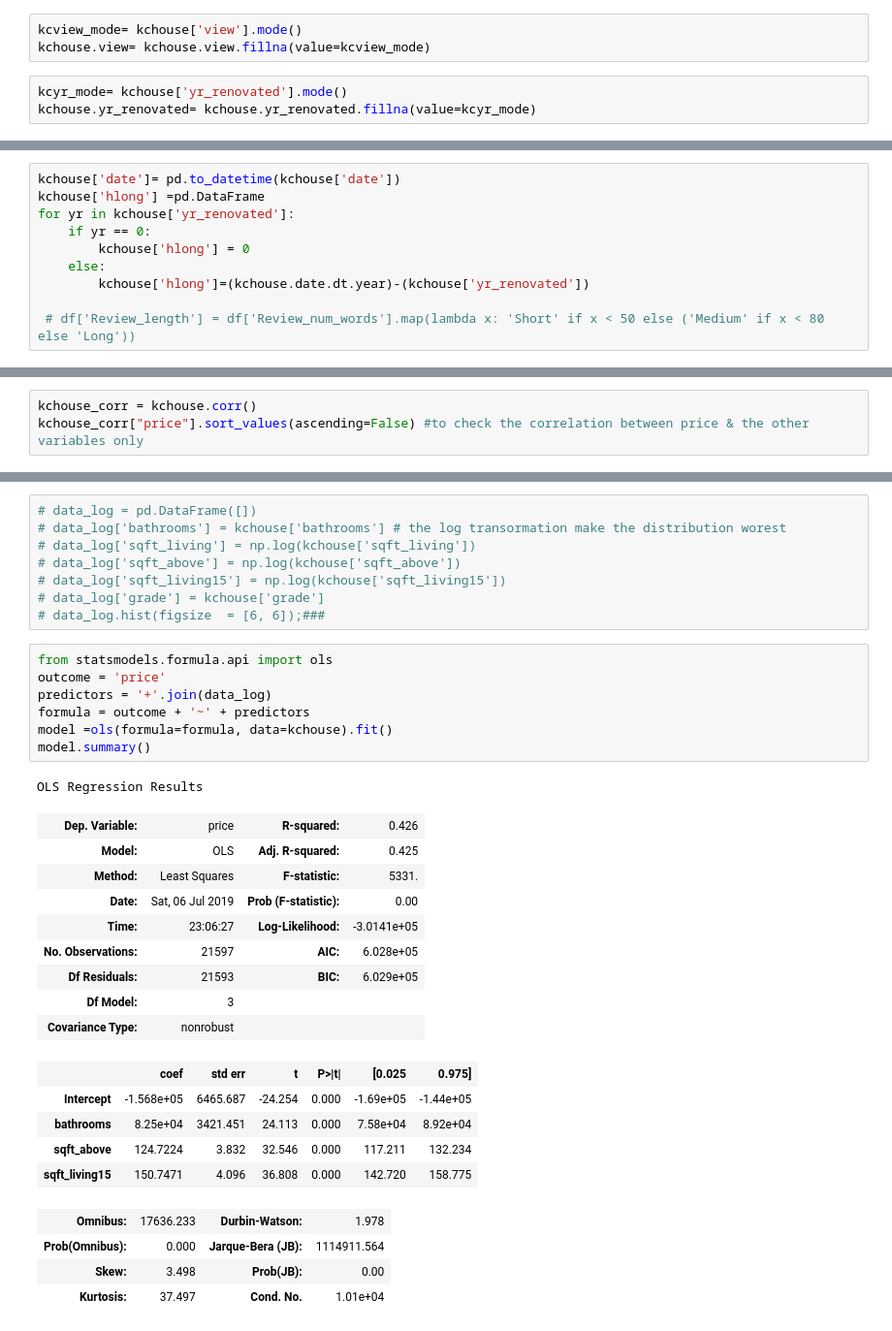
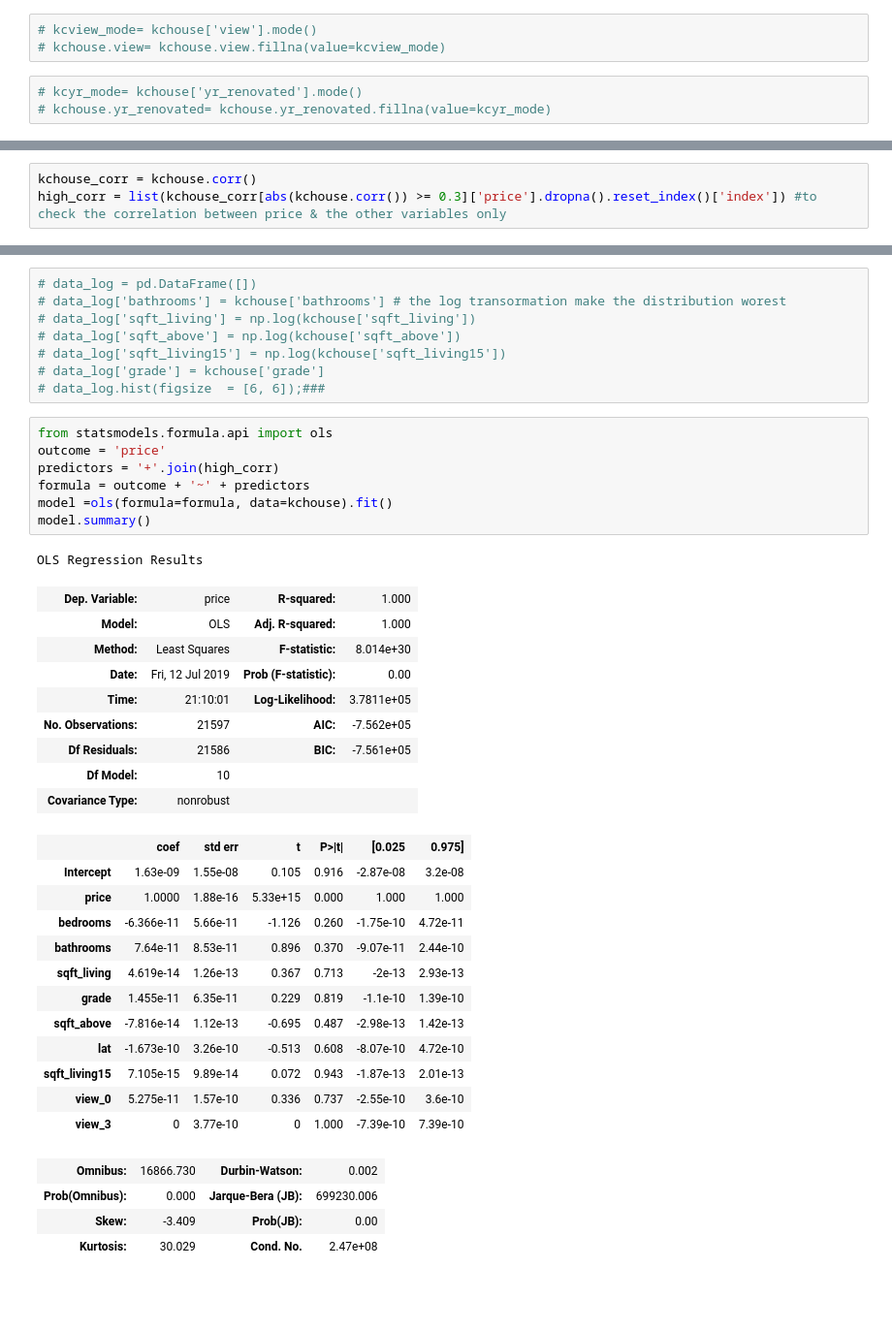
Before and after one commit to omegamarkos/dsc-v2-mod1-final-project-online-ds-ft-061019, a Jupyter notebook: student.ipynb, the cells around one changed output, grey strips where cells are left out. Shown at 97% size. Saved outputs shown, nothing was run; the diff lists cells and outputs as text; blank space fills up the shorter version.

```diff
--- a/student.ipynb
+++ b/student.ipynb
@@ -141,9 +121,9 @@ kchouse.waterfront= kchouse.waterfront.fillna(value=kcwaterfront_mode)
 # %%
-kcview_mode= kchouse['view'].mode()
-kchouse.view= kchouse.view.fillna(value=kcview_mode)
+# kcview_mode= kchouse['view'].mode()
+# kchouse.view= kchouse.view.fillna(value=kcview_mode)
 # %%
-kcyr_mode= kchouse['yr_renovated'].mode()
-kchouse.yr_renovated= kchouse.yr_renovated.fillna(value=kcyr_mode)
+# kcyr_mode= kchouse['yr_renovated'].mode()
+# kchouse.yr_renovated= kchouse.yr_renovated.fillna(value=kcyr_mode)
 # %%
 kchouse.isna().sum() # to check missing value after replacing
 # %% [output]
@@ -166,11 +146 @@ hlong               0
 dtype: int64
-# %%
-kchouse['date']= pd.to_datetime(kchouse['date'])
-kchouse['hlong'] =pd.DataFrame
-for yr in kchouse['yr_renovated']:
-    if yr == 0:
-        kchouse['hlong'] = 0
-    else:
-        kchouse['hlong']=(kchouse.date.dt.year)-(kchouse['yr_renovated'])
-
- # df['Review_length'] = df['Review_num_words'].map(lambda x: 'Short' if x < 50 else ('Medium' if x < 80 else 'Long'))
@@ -448,3 +383,3 @@ sns.heatmap(kchouse.corr(),center=0, annot=True, annot_kws={"size":7});
 # %%
 kchouse_corr = kchouse.corr()
-kchouse_corr["price"].sort_values(ascending=False) #to check the correlation between price & the other variables only
+high_corr = list(kchouse_corr[abs(kchouse.corr()) >= 0.3]['price'].dropna().reset_index()['index']) #to check the correlation between price & the other variables only
@@ -493,29 +398,36 @@ Except grade all the predictors are not normally dsistributed. Normal distributi
 # %%
 from statsmodels.formula.api import ols
 outcome = 'price'
-predictors = '+'.join(data_log)
+predictors = '+'.join(high_corr)
 formula = outcome + '~' + predictors
 model =ols(formula=formula, data=kchouse).fit()
 model.summary()
 # %% [output]
 OLS Regression Results
-| Dep. Variable: | price | R-squared: | 0.426 |
-| Model: | OLS | Adj. R-squared: | 0.425 |
-| Method: | Least Squares | F-statistic: | 5331. |
-| Date: | Sat, 06 Jul 2019 | Prob (F-statistic): | 0.00 |
-| Time: | 23:06:27 | Log-Likelihood: | -3.0141e+05 |
-| No. Observations: | 21597 | AIC: | 6.028e+05 |
-| Df Residuals: | 21593 | BIC: | 6.029e+05 |
-| Df Model: | 3 |  |  |
+| Dep. Variable: | price | R-squared: | 1.000 |
+| Model: | OLS | Adj. R-squared: | 1.000 |
+| Method: | Least Squares | F-statistic: | 8.014e+30 |
+| Date: | Fri, 12 Jul 2019 | Prob (F-statistic): | 0.00 |
+| Time: | 21:10:01 | Log-Likelihood: | 3.7811e+05 |
+| No. Observations: | 21597 | AIC: | -7.562e+05 |
+| Df Residuals: | 21586 | BIC: | -7.561e+05 |
+| Df Model: | 10 |  |  |
 | Covariance Type: | nonrobust |  |  |
 |  | coef | std err | t | P>|t| | [0.025 | 0.975] |
-| Intercept | -1.568e+05 | 6465.687 | -24.254 | 0.000 | -1.69e+05 | -1.44e+05 |
-| bathrooms | 8.25e+04 | 3421.451 | 24.113 | 0.000 | 7.58e+04 | 8.92e+04 |
-| sqft_above | 124.7224 | 3.832 | 32.546 | 0.000 | 117.211 | 132.234 |
-| sqft_living15 | 150.7471 | 4.096 | 36.808 | 0.000 | 142.720 | 158.775 |
+| Intercept | 1.63e-09 | 1.55e-08 | 0.105 | 0.916 | -2.87e-08 | 3.2e-08 |
+| price | 1.0000 | 1.88e-16 | 5.33e+15 | 0.000 | 1.000 | 1.000 |
+| bedrooms | -6.366e-11 | 5.66e-11 | -1.126 | 0.260 | -1.75e-10 | 4.72e-11 |
+| bathrooms | 7.64e-11 | 8.53e-11 | 0.896 | 0.370 | -9.07e-11 | 2.44e-10 |
+| sqft_living | 4.619e-14 | 1.26e-13 | 0.367 | 0.713 | -2e-13 | 2.93e-13 |
+| grade | 1.455e-11 | 6.35e-11 | 0.229 | 0.819 | -1.1e-10 | 1.39e-10 |
+| sqft_above | -7.816e-14 | 1.12e-13 | -0.695 | 0.487 | -2.98e-13 | 1.42e-13 |
+| lat | -1.673e-10 | 3.26e-10 | -0.513 | 0.608 | -8.07e-10 | 4.72e-10 |
+| sqft_living15 | 7.105e-15 | 9.89e-14 | 0.072 | 0.943 | -1.87e-13 | 2.01e-13 |
+| view_0 | 5.275e-11 | 1.57e-10 | 0.336 | 0.737 | -2.55e-10 | 3.6e-10 |
+| view_3 | 0 | 3.77e-10 | 0 | 1.000 | -7.39e-10 | 7.39e-10 |
-| Omnibus: | 17636.233 | Durbin-Watson: | 1.978 |
-| Prob(Omnibus): | 0.000 | Jarque-Bera (JB): | 1114911.564 |
-| Skew: | 3.498 | Prob(JB): | 0.00 |
-| Kurtosis: | 37.497 | Cond. No. | 1.01e+04 |
+| Omnibus: | 16866.730 | Durbin-Watson: | 0.002 |
+| Prob(Omnibus): | 0.000 | Jarque-Bera (JB): | 699230.006 |
+| Skew: | -3.409 | Prob(JB): | 0.00 |
+| Kurtosis: | 30.029 | Cond. No. | 2.47e+08 |
 Warnings:
 [1] Standard Errors assume that the covariance matrix of the errors is correctly specified.
```
Also changed, not shown: parts of 68 cells of this notebook.
